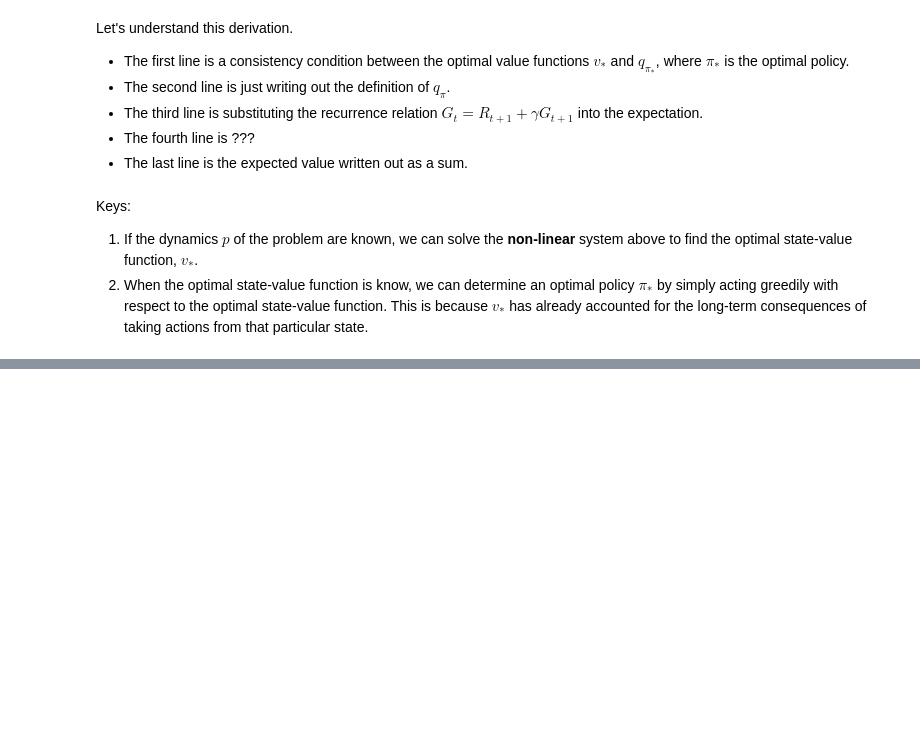
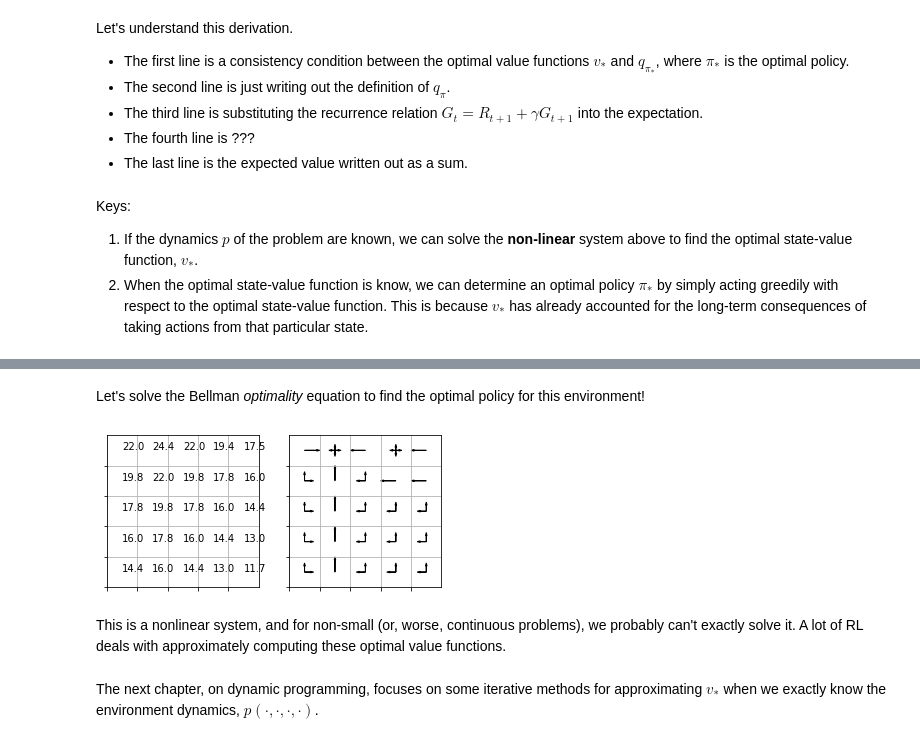
Before and after one commit to StanleyTuz/reinforcement-learning, a Jupyter notebook: sutton_barto/ch03/ch03.ipynb, the cells around one changed output, grey strips where cells are left out. Saved outputs shown, nothing was run; the diff lists cells and outputs as text; code cells hidden in the pictures; blank space fills up the shorter version.

```diff
--- a/sutton_barto/ch03/ch03.ipynb
+++ b/sutton_barto/ch03/ch03.ipynb
@@ -113,0 +108,22 @@ $$ v_*\left(s\right) = \max_a\left\{ \sum_{s', r} p\left(s', r\, \middle| \, s,
+# %% [markdown]
+Let's solve the Bellman *optimality* equation to find the optimal policy for this environment!
+# %%
+# Get optimal state-value function
+# Note no inputs referencing a particular policy!
+v_opt = objects.calc_sv_optimal_exact(dynamics, gamma)
+
+# Get optimal action-value function
+q_opt = objects.calc_q_from_v(v_opt, dynamics, gamma)
+
+# Get optimal policy by acting greedily
+policy_opt = objects.argmax_q(q_opt)
+
+fig, ax = plt.subplots(ncols=2)
+objects.plot_v(v_opt, ax[0])
+objects.plot_policy(policy_opt, ax[1])
+# %% [output]
+[figure, added]
+# %% [markdown]
+This is a nonlinear system, and for non-small (or, worse, continuous problems), we probably can't exactly solve it. A lot of RL deals with approximately computing these optimal value functions.
+# %% [markdown]
+The next chapter, on dynamic programming, focuses on some iterative methods for approximating $v_*$ when we exactly know the environment dynamics, $p\left(\cdot, \cdot, \cdot, \cdot\right)$.
```
Also changed, not shown: parts of 21 cells of this notebook, 1 other file.
